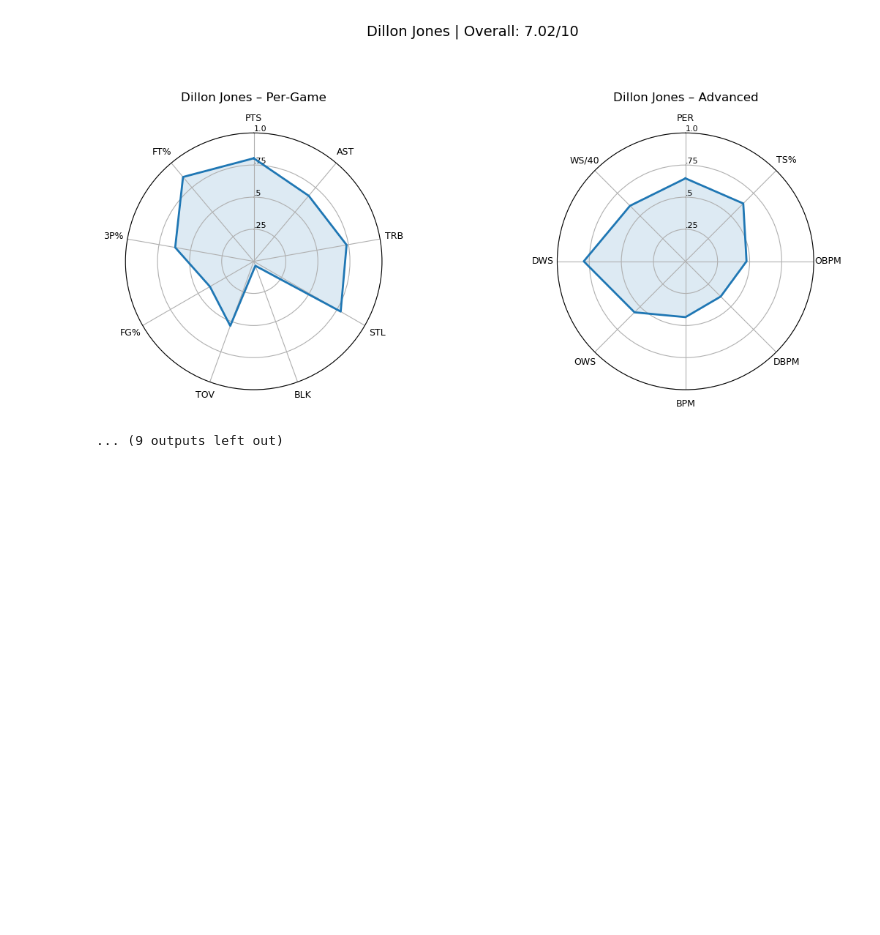
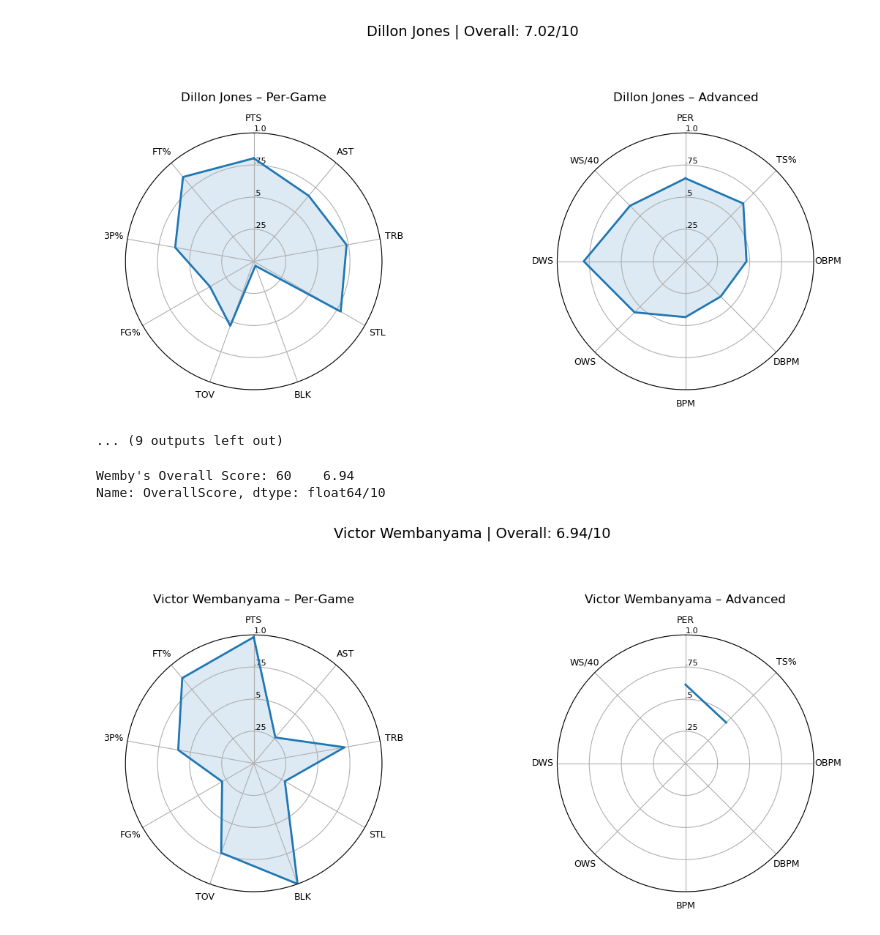
Before and after one commit to kienanana/NBA-Draft-Model, a Jupyter notebook: notebooks/profiles.ipynb, the cells around one changed output. Cells and saved outputs as stored; diff of their text form; code cells hidden in the pictures; blank space fills up the shorter version.

```diff
--- a/notebooks/profiles.ipynb
+++ b/notebooks/profiles.ipynb
@@ -593,3 +594,14 @@ Saved: ../reports/profiles/2024/Enrique_Freeman_radars.png
 Dillon Jones | Overall Score: 7.02/10
 [figure]
 ... (9 outputs left out)
+# %%
+# test for vwemby
+pool_2023 = pd.read_csv("../data/processed/2023/prospect_profiles_2023.csv")
+wemby = pool_2023[pool_2023["Name"] == "Victor Wembanyama"]
+score = wemby["OverallScore"]
+print(f"Wemby's Overall Score: {score}/10")
+show_prospect_radars(2023, "Victor Wembanyama", save=False)
+# %% [output]
+Wemby's Overall Score: 60    6.94
+Name: OverallScore, dtype: float64/10
+[figure, added]
```
Also changed, not shown: parts of 5 cells of this notebook, 19 other files.
